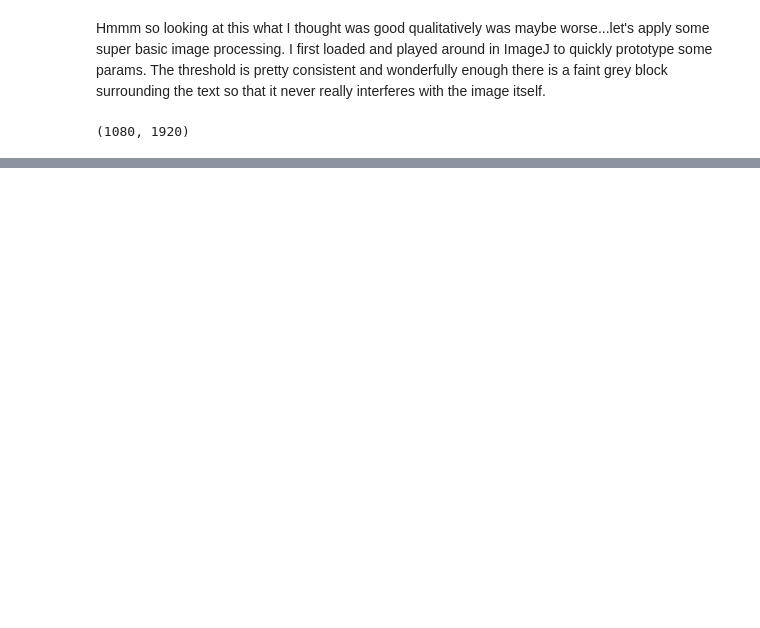
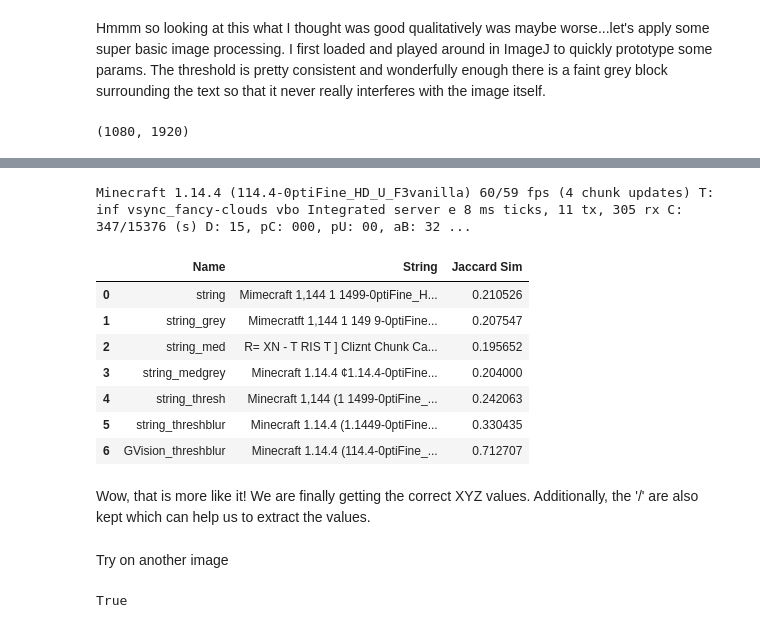
Before and after one commit to robintwhite/minecraft-mapper, a Jupyter notebook: mapper.ipynb, the cells around one changed output, grey strips where cells are left out. Saved outputs shown, nothing was run; the diff lists cells and outputs as text; code cells hidden in the pictures; blank space fills up the shorter version.

```diff
--- a/mapper.ipynb
+++ b/mapper.ipynb
@@ -302,0 +315,34 @@ df
+# %%
+#image_to_open = r'C:\Users\Robin\AppData\Roaming\.minecraft\screenshots\2019-08-15_16.16.35.png'
+image_to_open = os.path.join(processed_dir,'Thresh_blur_img.png')
+
+with open(image_to_open, 'rb') as image_file:
+    content = image_file.read()
+# %%
+image = vision.types.Image(content=content)
+
+text_response = client.text_detection(image=image)
+# %%
+string_Gvision = text_response.text_annotations[0].description
+string_Gvision = clean_string(string_Gvision)
+# %%
+print(string_Gvision)
+# %% [output]
+Minecraft 1.14.4 (114.4-0ptiFine_HD_U_F3vanilla) 60/59 fps (4 chunk updates) T: inf vsync_fancy-clouds vbo Integrated server e 8 ms ticks, 11 tx, 305 rx C: 347/15376 (s) D: 15, pC: 000, pU: 00, aB: 32 ...
+# %%
+df = add_row(df, 'GVision_threshblur', string_Gvision)
+# %%
+df.drop_duplicates()
+# %% [output]
+|  | Name | String | Jaccard Sim |
+| 0 | string | Mimecraft 1,144 1 1499-0ptiFine_H... | 0.210526 |
+| 1 | string_grey | Mimecratft 1,144 1 149 9-0ptiFine... | 0.207547 |
+| 2 | string_med | R= XN - T RIS T ] Cliznt Chunk Ca... | 0.195652 |
+| 3 | string_medgrey | Minecraft 1.14.4 ¢1.14.4-0ptiFine... | 0.204000 |
+| 4 | string_thresh | Minecraft 1,144 (1 1499-0ptiFine_... | 0.242063 |
+| 5 | string_threshblur | Minecraft 1.14.4 (1.1449-0ptiFine... | 0.330435 |
+| 6 | GVision_threshblur | Minecraft 1.14.4 (114.4-0ptiFine_... | 0.712707 |
+# %% [markdown]
+Wow, that is more like it! We are finally getting the correct XYZ values. Additionally, the '/' are also kept which can help us to extract the values.
+# %% [markdown]
+Try on another image
@@ -302,0 +358,6 @@ df
+# %%
+test_img = process_image(img2)
+params = [cv2.IMWRITE_PNG_COMPRESSION, 1]
+cv2.imwrite('test_img2.png', test_img, params)
+# %% [output]
+True
```
Also changed, not shown: parts of 58 cells of this notebook, 13 other files.
